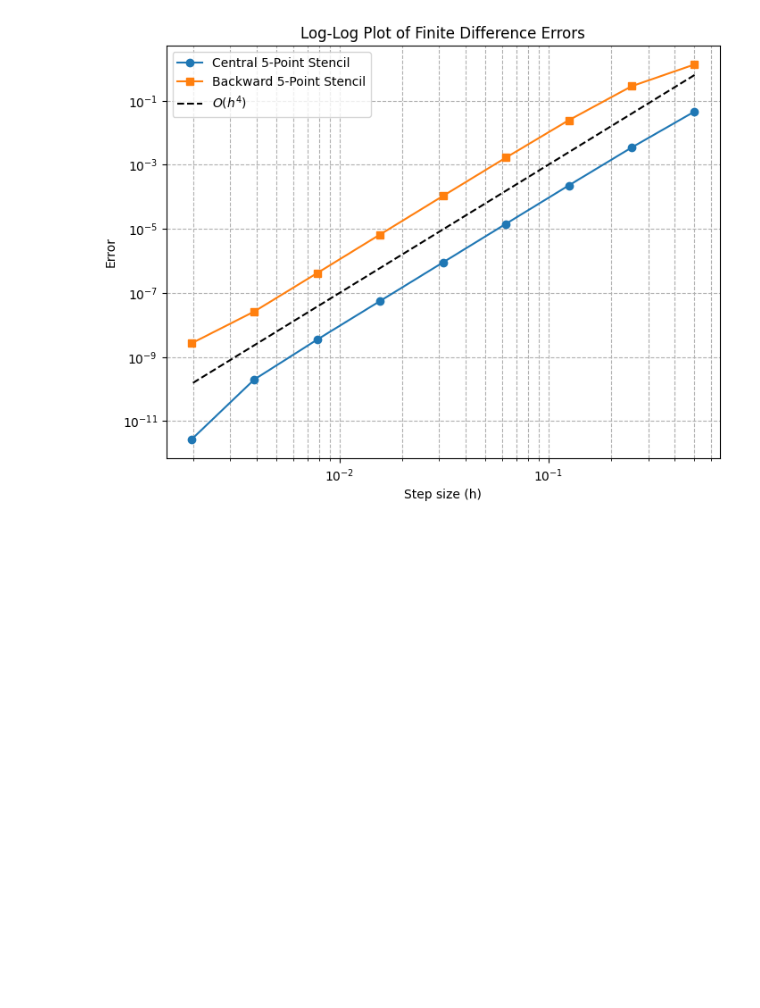
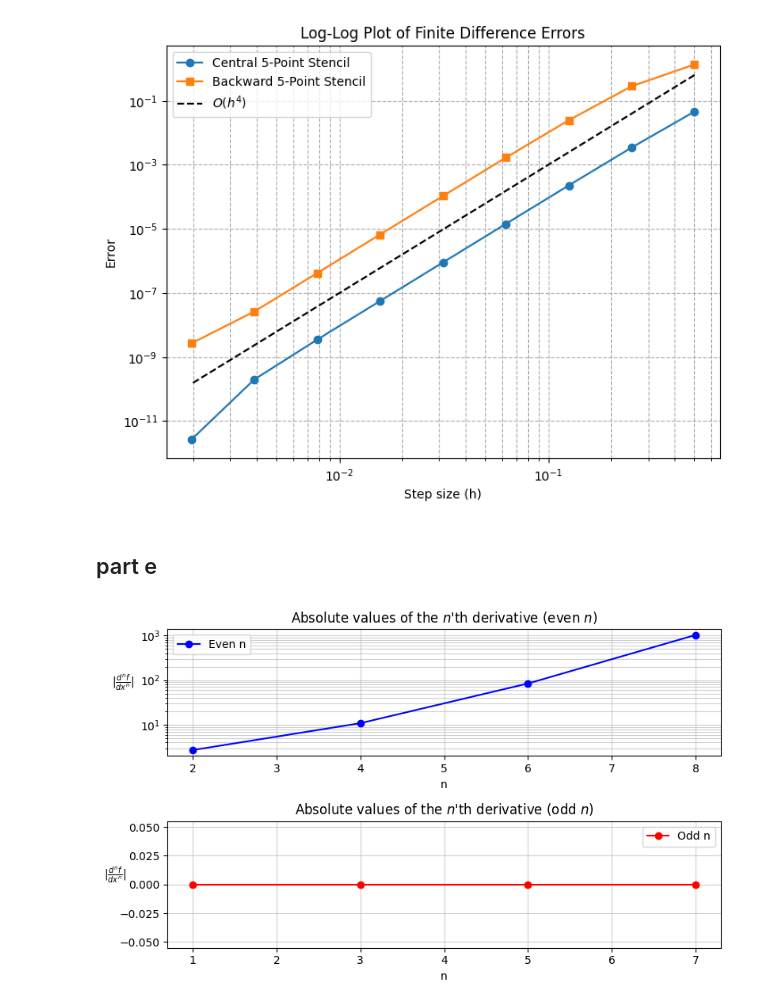
Before and after one commit to madswerngeen/02687---Scientific-Computing-for-differential-equations, a Jupyter notebook: Exercise1.ipynb, the cells around one changed output. Saved outputs shown, nothing was run; the diff lists cells and outputs as text; code cells hidden in the pictures; blank space fills up the shorter version.

```diff
--- a/Exercise1.ipynb
+++ b/Exercise1.ipynb
@@ -164,3 +164,58 @@ plt.grid(True, which="both", linestyle="--")
 plt.show()
 # %% [output]
 [figure]
+# %% [markdown]
+## part e
+# %%
+import sympy as sp
+import numpy as np
+import matplotlib.pyplot as plt
+
+# Define the function f(x) = exp(cos(x))
+x = sp.symbols('x')
+f = sp.exp(sp.cos(x))
+
+# Define g(n) as the nth derivative of f(x)
+def g(n):
+    return sp.diff(f, x, n)
+
+# Define h(n) as g(n) evaluated at x = 0
+def h(n):
+    return g(n).subs(x, 0)
+
+# Compute h(n) values for n = 1 to 8
+n_values = np.arange(1, 9)
+h_values = np.array([h(n).evalf() for n in n_values])
+
+# Split into even and odd n-values
+even_n = n_values[n_values % 2 == 0]
+odd_n = n_values[n_values % 2 == 1]
+
+even_h = h_values[n_values % 2 == 0]
+odd_h = h_values[n_values % 2 == 1]
+
+# Create subplots
+fig, axes = plt.subplots(2, 1, figsize=(8, 5))
+
+# Plot even values
+axes[0].semilogy(even_n, np.abs(even_h), 'bo-', label="Even n")
+axes[0].set_title("Absolute values of the $n$'th derivative (even $n$)")
+axes[0].set_xlabel("n")
+axes[0].set_ylabel(r"$|\frac{d^n f}{dx^n}|$", rotation=0, labelpad=5, ha="right")
+
+axes[0].legend()
+axes[0].grid(True, which="both", linestyle="-", alpha=0.6)  # Add grid
+
+# Plot odd values
+axes[1].plot(odd_n, np.abs(odd_h), 'ro-', label="Odd n")
+axes[1].set_title("Absolute values of the $n$'th derivative (odd $n$)")
+axes[1].set_xlabel("n")
+axes[1].set_ylabel(r"$|\frac{d^n f}{dx^n}|$", rotation=0)
+axes[1].legend()
+axes[1].grid(True, which="both", linestyle="-", alpha=0.6)  # Add grid
+
+# Show the plot
+plt.tight_layout()
+plt.show()
+# %% [output]
+[figure, added]
```
